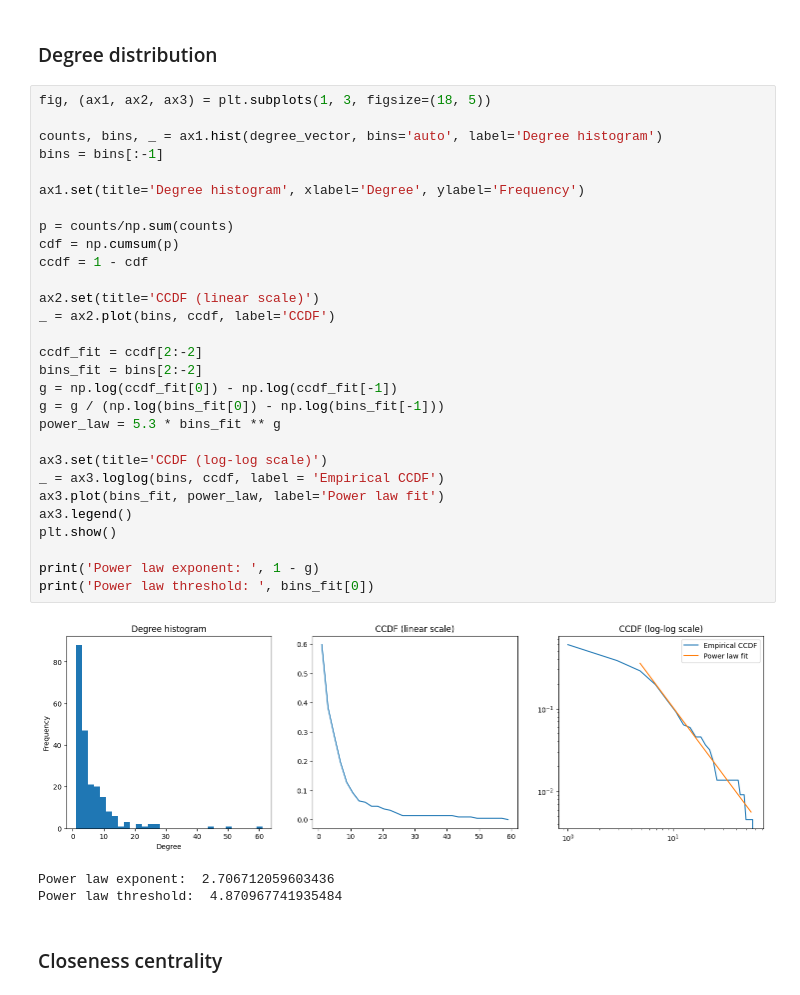
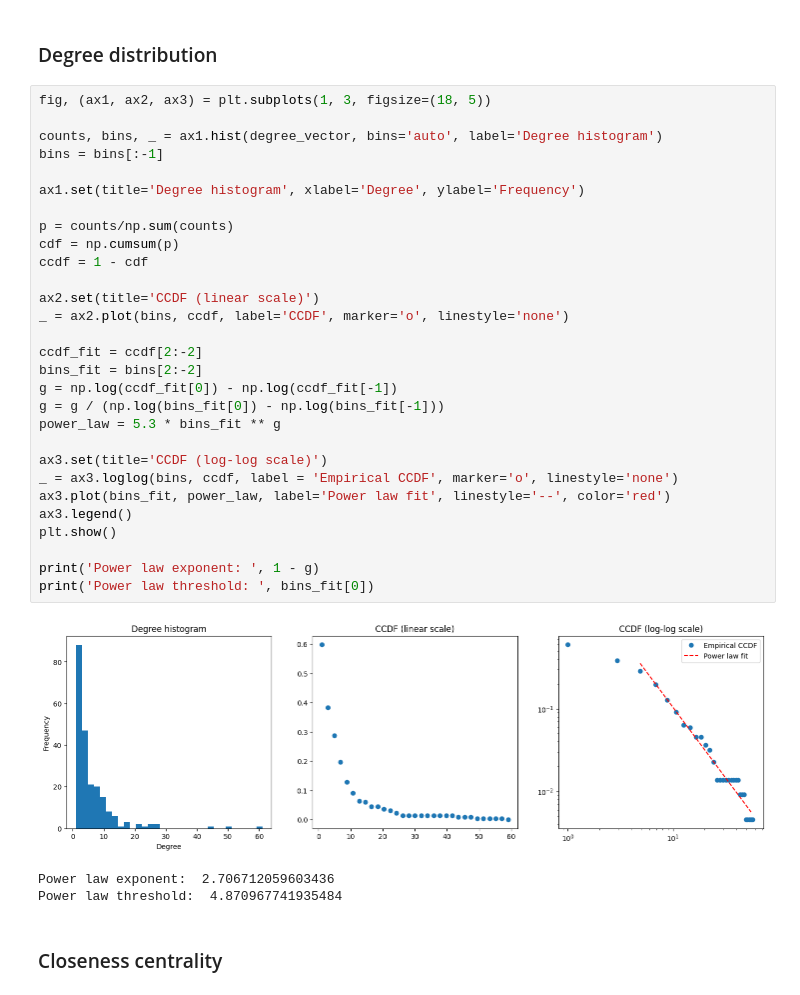
Before and after one commit to rik1599/advanced-data-science-2023, a Jupyter notebook: internet-industry-partnerships/internet-industry.partnership.ipynb, the cells around one changed output. Saved outputs shown, nothing was run; the diff lists cells and outputs as text.

Commit message:
ccdf changes

```diff
--- a/internet-industry-partnerships/internet-industry.partnership.ipynb
+++ b/internet-industry-partnerships/internet-industry.partnership.ipynb
@@ -168,34 +168,34 @@ This is an indication of a right skewed distribution for the nodes degrees.
 # %%
 fig, (ax1, ax2, ax3) = plt.subplots(1, 3, figsize=(18, 5))
 
 counts, bins, _ = ax1.hist(degree_vector, bins='auto', label='Degree histogram')
 bins = bins[:-1]
 
 ax1.set(title='Degree histogram', xlabel='Degree', ylabel='Frequency')
 
 p = counts/np.sum(counts)
 cdf = np.cumsum(p)
 ccdf = 1 - cdf
 
 ax2.set(title='CCDF (linear scale)')
-_ = ax2.plot(bins, ccdf, label='CCDF')
+_ = ax2.plot(bins, ccdf, label='CCDF', marker='o', linestyle='none')
 
 ccdf_fit = ccdf[2:-2]
 bins_fit = bins[2:-2]
 g = np.log(ccdf_fit[0]) - np.log(ccdf_fit[-1])
 g = g / (np.log(bins_fit[0]) - np.log(bins_fit[-1]))
 power_law = 5.3 * bins_fit ** g
 
 ax3.set(title='CCDF (log-log scale)')
-_ = ax3.loglog(bins, ccdf, label = 'Empirical CCDF')
-ax3.plot(bins_fit, power_law, label='Power law fit')
+_ = ax3.loglog(bins, ccdf, label = 'Empirical CCDF', marker='o', linestyle='none')
+ax3.plot(bins_fit, power_law, label='Power law fit', linestyle='--', color='red')
 ax3.legend()
 plt.show()
 
 print('Power law exponent: ', 1 - g)
 print('Power law threshold: ', bins_fit[0])
 # %% [output]
-[figure, old version]
+[figure, new version]
 Power law exponent:  2.706712059603436
 Power law threshold:  4.870967741935484
 # %% [markdown]
```
Also changed, not shown: 1 other file.
